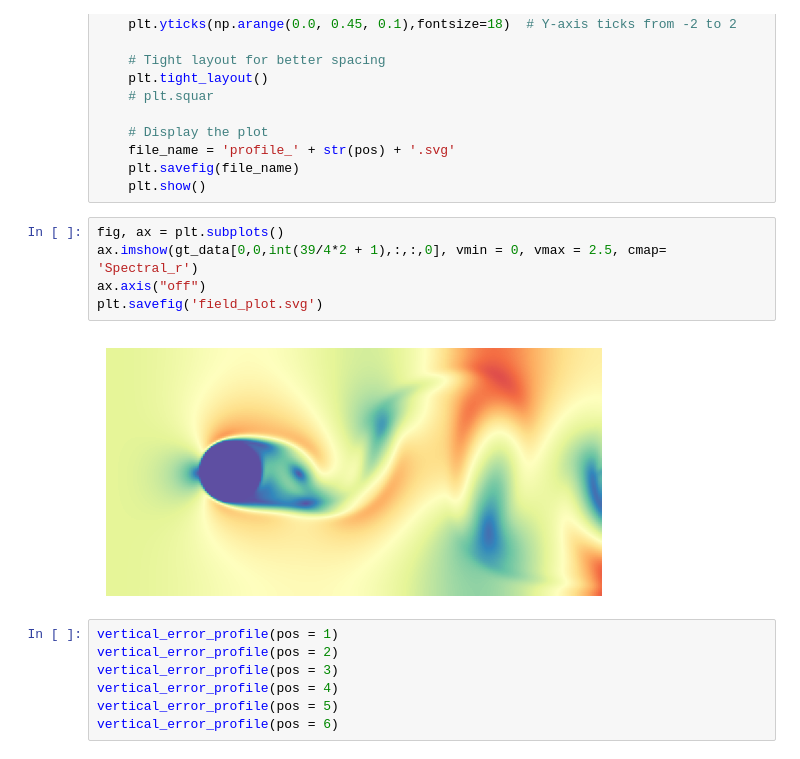
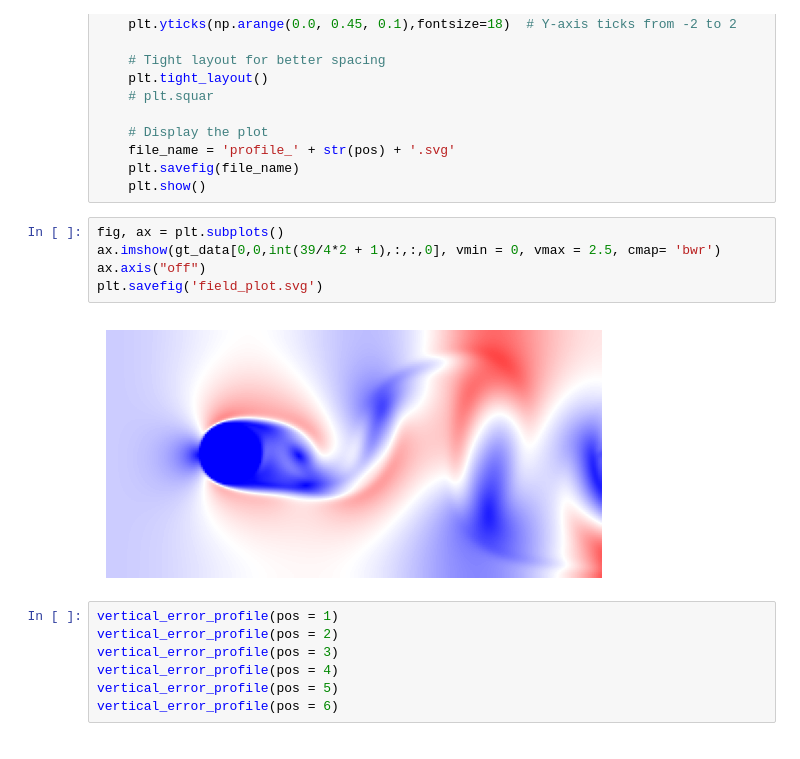
Before and after one commit to hphong1990/flrnet, a Jupyter notebook: validation_nb.ipynb, the cells around one changed output. Drawn from its saved outputs; the diff is of its cells as text.

```diff
--- a/validation_nb.ipynb
+++ b/validation_nb.ipynb
@@ -1034,11 +1078,11 @@ def vertical_error_profile(pos):
     plt.show()
 # %%
 fig, ax = plt.subplots()
-ax.imshow(gt_data[0,0,int(39/4*2 + 1),:,:,0], vmin = 0, vmax = 2.5, cmap= 'Spectral_r')
+ax.imshow(gt_data[0,0,int(39/4*2 + 1),:,:,0], vmin = 0, vmax = 2.5, cmap= 'bwr')
 ax.axis("off")
 plt.savefig('field_plot.svg')
 # %% [output]
-[figure, old version]
+[figure, new version]
 # %%
 vertical_error_profile(pos = 1)
 vertical_error_profile(pos = 2)
```
Also changed, not shown: parts of 2 cells of this notebook, 2 other files.
